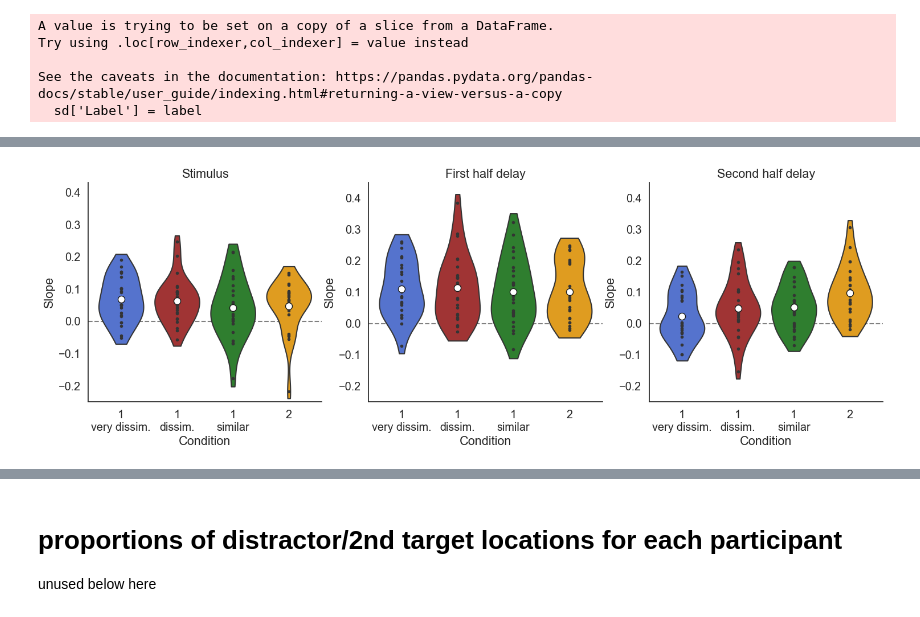
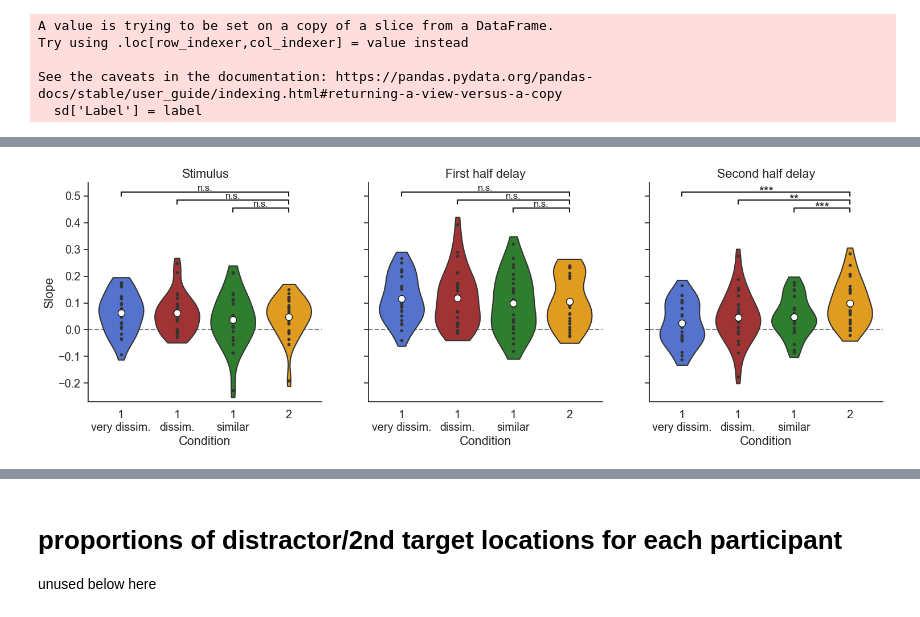
Before and after one commit to WilliamThyer/Dissociating-Spatial-and-Item-Based-Attention, a Jupyter notebook: Discus/analysis/IEM.ipynb, the cells around one changed output, grey strips where cells are left out. Cells and saved outputs as stored; diff of their text form; code cells hidden in the pictures.

```diff
--- a/Discus/analysis/IEM.ipynb
+++ b/Discus/analysis/IEM.ipynb
@@ -532,10 +548,8 @@ import matplotlib.pyplot as plt
 colors = ["royalblue", "firebrick", "forestgreen", "orange"]
 custom_params = {"axes.spines.right": False, "axes.spines.top": False}
 sns.set_theme(font_scale=1.3,style='white',rc=custom_params)
-
 fig,ax = plt.subplots(1,3,figsize=(18,5))
 
-ax[0].axhline(y=0, color='grey', linestyle='--',zorder=-10)
 sns.violinplot(
     x='Condition',y='Slope',
     data=subject_means.query('Label=="Stim"'),ax=ax[0],palette=colors,
@@ -546,41 +560,84 @@ ax[0].scatter(
     x = [0,1,2,3],
     y = [gm.query('Condition=="ss1_vdis"')['Slope'],gm.query('Condition=="ss1_dis"')['Slope'],gm.query('Condition=="ss1_sim"')['Slope'],gm.query('Condition=="ss2"')['Slope']],
     c = 'white', edgecolors='k',s=75)
-ax[0].set_ylim(-.25,.43)
-ax[0].set_xticklabels(['1\nvery dissim.','1\ndissim.','1\nsimilar','2'])
 ax[0].set_title('Stimulus')
+ax[0].yaxis.set_ticks_position('left')
 
-ax[1].axhline(y=0, color='grey', linestyle='--',zorder=-10)
+stat_y,stat_h = .5, .015
+ax[0].plot([0, 0, 3, 3], [stat_y,stat_y+stat_h,stat_y+stat_h,stat_y], lw=1.5, c='k')
+ax[0].text(1.5, stat_y+stat_h-.002, 'n.s.', ha='center', va='bottom', color='k', fontsize=12)
+
+stat_y,stat_h = .47, .015
+ax[0].plot([1, 1, 3, 3], [stat_y,stat_y+stat_h,stat_y+stat_h,stat_y], lw=1.5, c='k')
+ax[0].text(2, stat_y+stat_h-.002, 'n.s.', ha='center', va='bottom', color='k', fontsize=12)
+
+stat_y,stat_h = .44, .015
+ax[0].plot([2, 2, 3, 3], [stat_y,stat_y+stat_h,stat_y+stat_h,stat_y], lw=1.5, c='k')
+ax[0].text(2.5, stat_y+stat_h-.002, 'n.s.', ha='center', va='bottom', color='k', fontsize=12)
+
+# First half
 sns.violinplot(
     x='Condition',y='Slope',
     data=subject_means.query('Label=="First half"'),ax=ax[1],palette= colors,
     order=['ss1_vdis','ss1_dis','ss1_sim','ss2'],
     dodge=True,inner='points',cut=.5,scale='width')
 gm = group_means.query('Label=="First half"')
 ax[1].scatter(
     x = [0,1,2,3],
     y = [gm.query('Condition=="ss1_vdis"')['Slope'],gm.query('Condition=="ss1_dis"')['Slope'],gm.query('Condition=="ss1_sim"')['Slope'],gm.query('Condition=="ss2"')['Slope']],
     c = 'white', edgecolors='k',s=75)
-ax[1].set_ylim(-.25,.45)
-ax[1].set_xticklabels(['1\nvery dissim.','1\ndissim.','1\nsimilar','2'])
 ax[1].set_title('First half delay')
+ax[1].yaxis.set_ticks_position('left')
+ax[1].set_yticklabels([''])
+ax[1].set_ylabel('')
 
-ax[2].axhline(y=0, color='grey', linestyle='--',zorder=-10)
+stat_y,stat_h = .5, .015
+ax[1].plot([0, 0, 3, 3], [stat_y,stat_y+stat_h,stat_y+stat_h,stat_y], lw=1.5, c='k')
+ax[1].text(1.5, stat_y+stat_h-.002, 'n.s.', ha='center', va='bottom', color='k', fontsize=12)
+
+stat_y,stat_h = .47, .015
+ax[1].plot([1, 1, 3, 3], [stat_y,stat_y+stat_h,stat_y+stat_h,stat_y], lw=1.5, c='k')
+ax[1].text(2, stat_y+stat_h-.002, 'n.s.', ha='center', va='bottom', color='k', fontsize=12)
+
+stat_y,stat_h = .44, .015
+ax[1].plot([2, 2, 3, 3], [stat_y,stat_y+stat_h,stat_y+stat_h,stat_y], lw=1.5, c='k')
+ax[1].text(2.5, stat_y+stat_h-.002, 'n.s.', ha='center', va='bottom', color='k', fontsize=12)
+
+# second half
 sns.violinplot(
     x='Condition',y='Slope',
     data=subject_means.query('Label=="Second half"'),ax=ax[2],palette= colors,
     order=['ss1_vdis','ss1_dis','ss1_sim','ss2'],
     dodge=True,inner='points',cut=.5,scale='width')
 gm = group_means.query('Label=="Second half"')
 ax[2].scatter(
     x = [0,1,2,3],
     y = [gm.query('Condition=="ss1_vdis"')['Slope'],gm.query('Condition=="ss1_dis"')['Slope'],gm.query('Condition=="ss1_sim"')['Slope'],gm.query('Condition=="ss2"')['Slope']],
     c = 'white', edgecolors='k',s=75)
-ax[2].set_ylim(-.25,.45)
-ax[2].set_xticklabels(['1\nvery dissim.','1\ndissim.','1\nsimilar','2'])
 ax[2].set_title('Second half delay')
+ax[2].yaxis.set_ticks_position('left')
+ax[2].set_yticklabels([''])
+ax[2].set_ylabel('')
+
+stat_y,stat_h = .5, .015
+ax[2].plot([0, 0, 3, 3], [stat_y,stat_y+stat_h,stat_y+stat_h,stat_y], lw=1.5, c='k')
+ax[2].text(1.5, stat_y+stat_h-.02, '***', ha='center', va='bottom', color='k', fontsize=16)
+
+stat_y,stat_h = .47, .015
+ax[2].plot([1, 1, 3, 3], [stat_y,stat_y+stat_h,stat_y+stat_h,stat_y], lw=1.5, c='k')
+ax[2].text(2, stat_y+stat_h-.02, '**', ha='center', va='bottom', color='k', fontsize=16)
+
+stat_y,stat_h = .44, .015
+ax[2].plot([2, 2, 3, 3], [stat_y,stat_y+stat_h,stat_y+stat_h,stat_y], lw=1.5, c='k')
+ax[2].text(2.5, stat_y+stat_h-.02, '***', ha='center', va='bottom', color='k', fontsize=16)
+
+for a in ax:
+    a.set_ylim(-.27,.55)
+    a.set_xticklabels(['1\nvery dissim.','1\ndissim.','1\nsimilar','2'])
+    a.axhline(y=0, color='grey', linestyle='--',zorder=-10)
 
 plt.savefig('output/figures/iem_violin.png',dpi=500,bbox_inches='tight')
+plt.savefig('output/figures/iem_violin.pdf',dpi=500,bbox_inches='tight')
 plt.show()
 # %% [output]
-[figure, old version]
+[figure, new version]
```
Also changed, not shown: parts of 12 cells of this notebook, 11 other files.
